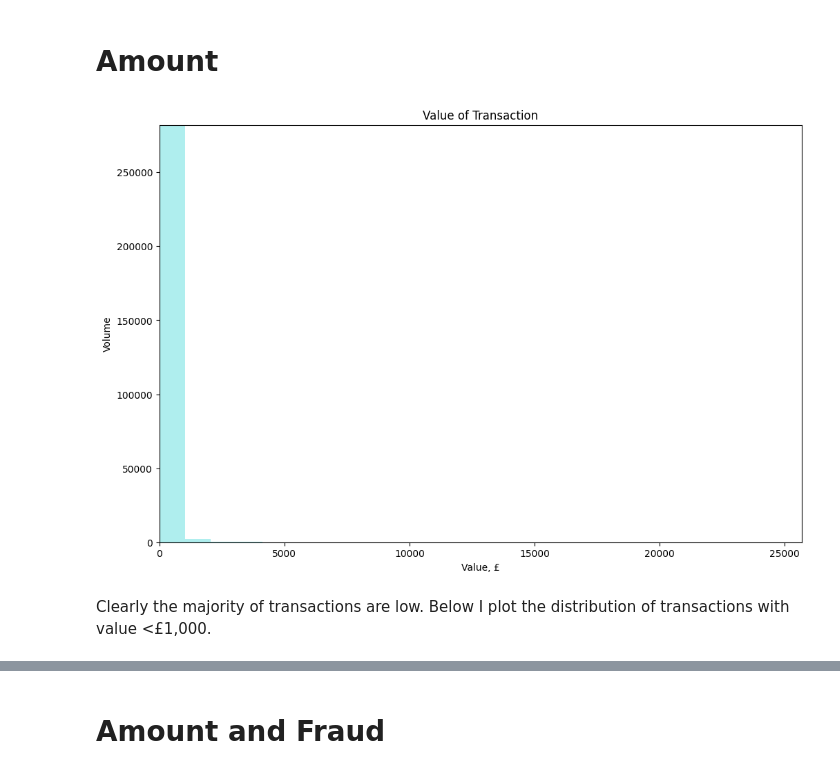
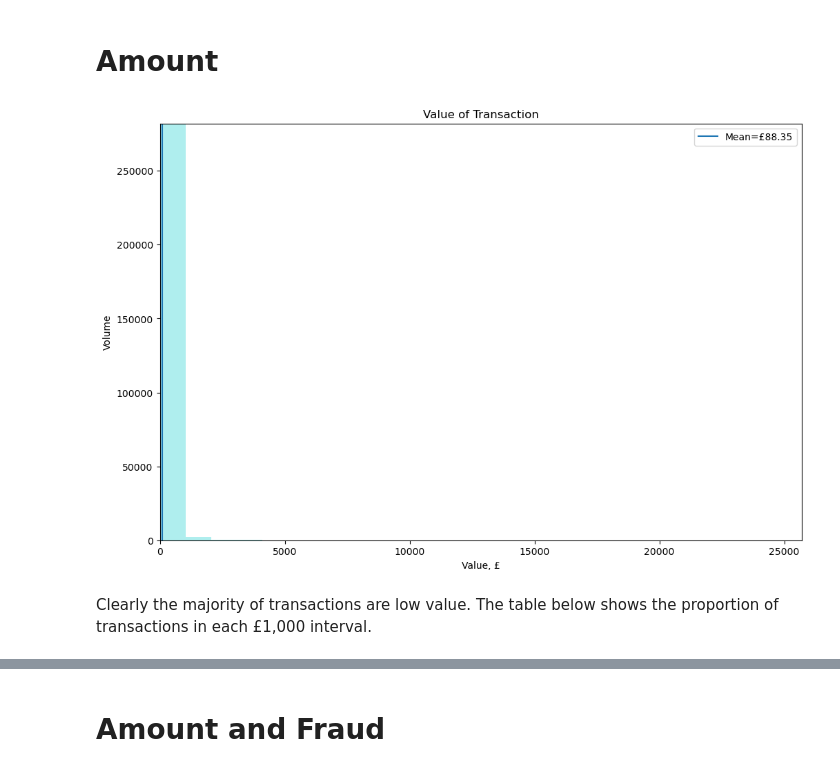
Before and after one commit to dajhutchinson/Applied-Data-Science, a Jupyter notebook: Coursework/Exploration.ipynb, the cells around one changed output, grey strips where cells are left out. Saved outputs shown, nothing was run; the diff lists cells and outputs as text; code cells hidden in the pictures.

```diff
--- a/Coursework/Exploration.ipynb
+++ b/Coursework/Exploration.ipynb
@@ -170,13 +170,16 @@ The distribution of fraudulent transactions appears much more uniform throughout
 # %%
 # Plot transaction in each hour slot over whole period
 plt.hist(data["Amount"],bins=25,color="paleturquoise")
 
 plt.title("Value of Transaction")
 plt.xlabel("Value, £")
 plt.ylabel("Volume")
 
+plt.axvline(data["Amount"].mean(),label="Mean=£{:.2f}".format(data["Amount"].mean()))
+plt.legend()
+
 plt.show()
 # %% [output]
-[figure, old version]
+[figure, new version]
 # %% [markdown]
-Clearly the majority of transactions are low. Below I plot the distribution of transactions with value <£1,000.
+Clearly the majority of transactions are low value. The table below shows the proportion of transactions in each £1,000 interval.
```
Also changed, not shown: parts of 11 cells of this notebook, 2 other files.
